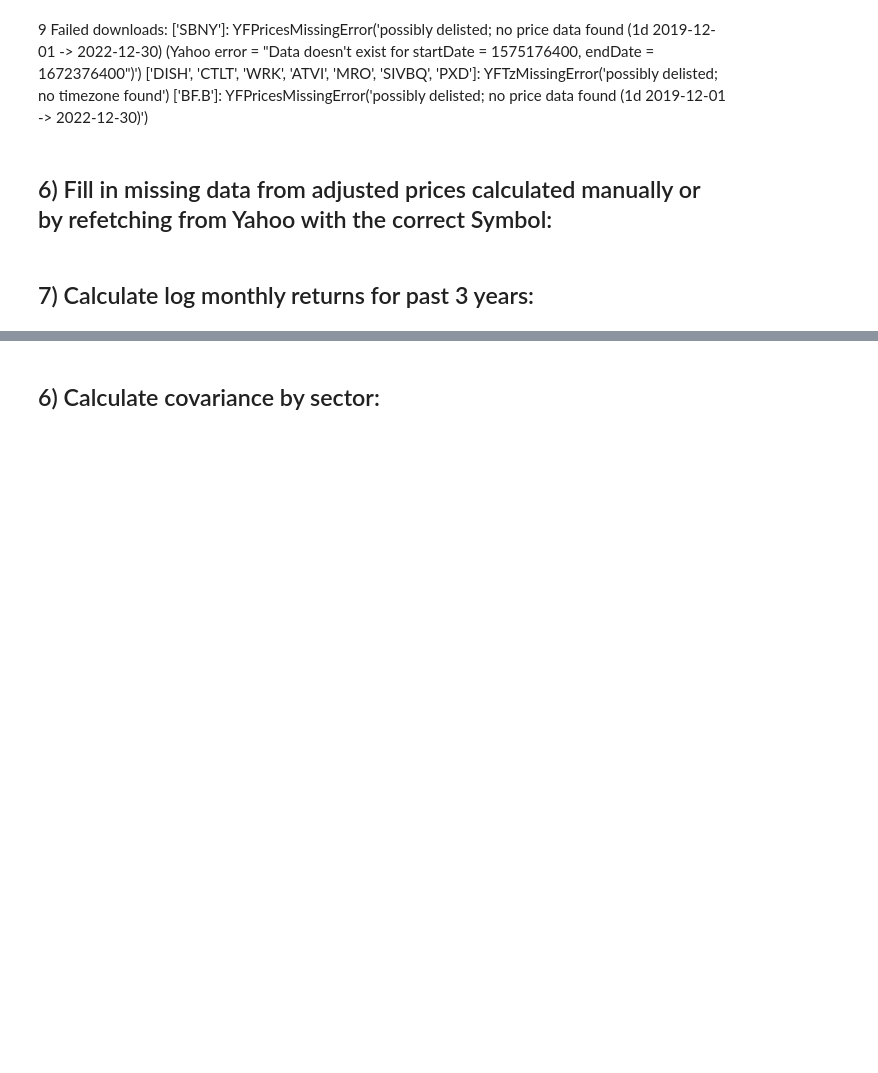
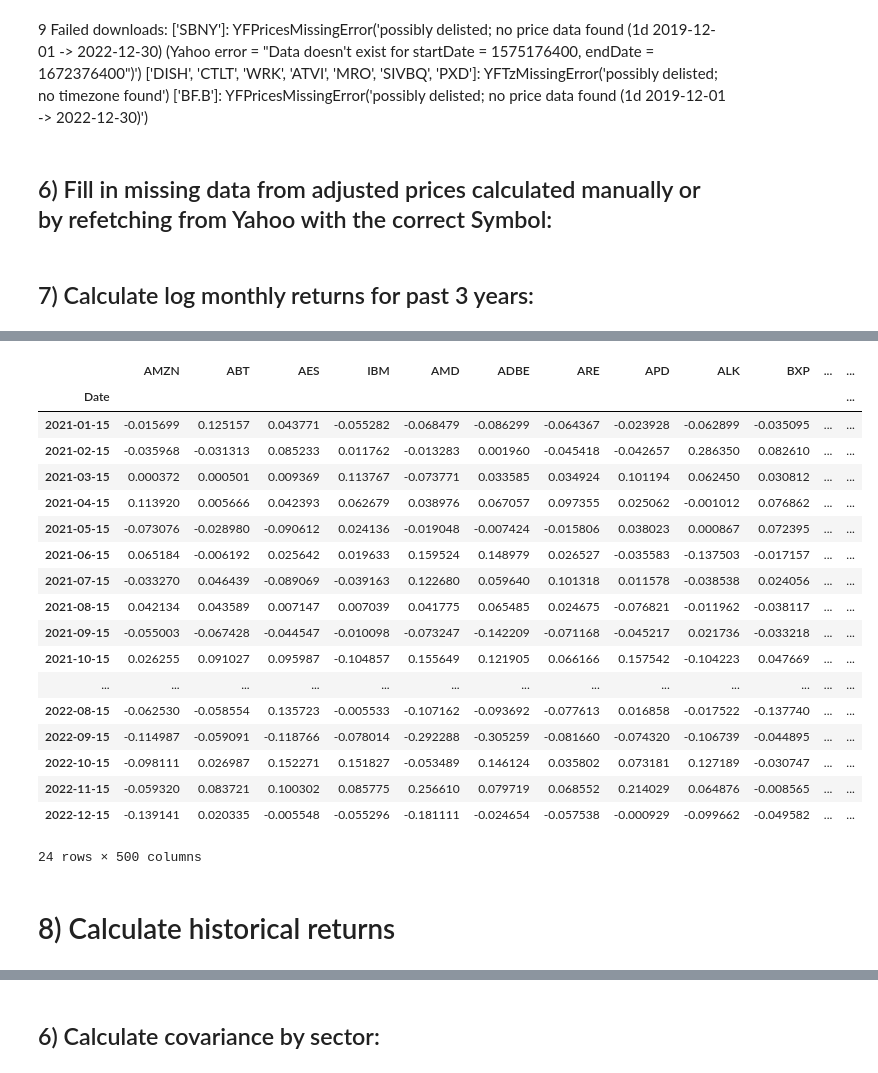
Before and after one commit to rebecca-di-francesco-bfh/sectoral-decarbonization, a Jupyter notebook: create_datasets.ipynb, the cells around one changed output, grey strips where cells are left out. Saved outputs shown, nothing was run; the diff lists cells and outputs as text; code cells hidden in the pictures; blank space fills up the shorter version.

```diff
--- a/create_datasets.ipynb
+++ b/create_datasets.ipynb
@@ -738,3 +754,3 @@ for col in nan_columns.columns:
 # %%
 from datetime import datetime
-log_returns = log_returns.loc[log_returns.index >= datetime(2020, 12, 15)]
+log_returns = log_returns.loc[log_returns.index > datetime(2020, 12, 15)]
@@ -740,0 +785,24 @@ log_returns = log_returns.loc[log_returns.index >= datetime(2020, 12, 15)]
+# %%
+log_returns
+# %% [output]
+|  | AMZN | ABT | AES | IBM | AMD | ADBE | ARE | APD | ALK | BXP | ... | ... |
+| Date |  |  |  |  |  |  |  |  |  |  |  | ... |
+| 2021-01-15 | -0.015699 | 0.125157 | 0.043771 | -0.055282 | -0.068479 | -0.086299 | -0.064367 | -0.023928 | -0.062899 | -0.035095 | ... | ... |
+| 2021-02-15 | -0.035968 | -0.031313 | 0.085233 | 0.011762 | -0.013283 | 0.001960 | -0.045418 | -0.042657 | 0.286350 | 0.082610 | ... | ... |
+| 2021-03-15 | 0.000372 | 0.000501 | 0.009369 | 0.113767 | -0.073771 | 0.033585 | 0.034924 | 0.101194 | 0.062450 | 0.030812 | ... | ... |
+| 2021-04-15 | 0.113920 | 0.005666 | 0.042393 | 0.062679 | 0.038976 | 0.067057 | 0.097355 | 0.025062 | -0.001012 | 0.076862 | ... | ... |
+| 2021-05-15 | -0.073076 | -0.028980 | -0.090612 | 0.024136 | -0.019048 | -0.007424 | -0.015806 | 0.038023 | 0.000867 | 0.072395 | ... | ... |
+| 2021-06-15 | 0.065184 | -0.006192 | 0.025642 | 0.019633 | 0.159524 | 0.148979 | 0.026527 | -0.035583 | -0.137503 | -0.017157 | ... | ... |
+| 2021-07-15 | -0.033270 | 0.046439 | -0.089069 | -0.039163 | 0.122680 | 0.059640 | 0.101318 | 0.011578 | -0.038538 | 0.024056 | ... | ... |
+| 2021-08-15 | 0.042134 | 0.043589 | 0.007147 | 0.007039 | 0.041775 | 0.065485 | 0.024675 | -0.076821 | -0.011962 | -0.038117 | ... | ... |
+| 2021-09-15 | -0.055003 | -0.067428 | -0.044547 | -0.010098 | -0.073247 | -0.142209 | -0.071168 | -0.045217 | 0.021736 | -0.033218 | ... | ... |
+| 2021-10-15 | 0.026255 | 0.091027 | 0.095987 | -0.104857 | 0.155649 | 0.121905 | 0.066166 | 0.157542 | -0.104223 | 0.047669 | ... | ... |
+| ... | ... | ... | ... | ... | ... | ... | ... | ... | ... | ... | ... | ... |
+| 2022-08-15 | -0.062530 | -0.058554 | 0.135723 | -0.005533 | -0.107162 | -0.093692 | -0.077613 | 0.016858 | -0.017522 | -0.137740 | ... | ... |
+| 2022-09-15 | -0.114987 | -0.059091 | -0.118766 | -0.078014 | -0.292288 | -0.305259 | -0.081660 | -0.074320 | -0.106739 | -0.044895 | ... | ... |
+| 2022-10-15 | -0.098111 | 0.026987 | 0.152271 | 0.151827 | -0.053489 | 0.146124 | 0.035802 | 0.073181 | 0.127189 | -0.030747 | ... | ... |
+| 2022-11-15 | -0.059320 | 0.083721 | 0.100302 | 0.085775 | 0.256610 | 0.079719 | 0.068552 | 0.214029 | 0.064876 | -0.008565 | ... | ... |
+| 2022-12-15 | -0.139141 | 0.020335 | -0.005548 | -0.055296 | -0.181111 | -0.024654 | -0.057538 | -0.000929 | -0.099662 | -0.049582 | ... | ... |
+24 rows × 500 columns
+# %% [markdown]
+# 8) Calculate historical returns
```
Also changed, not shown: parts of 14 cells of this notebook, 2 other files.
